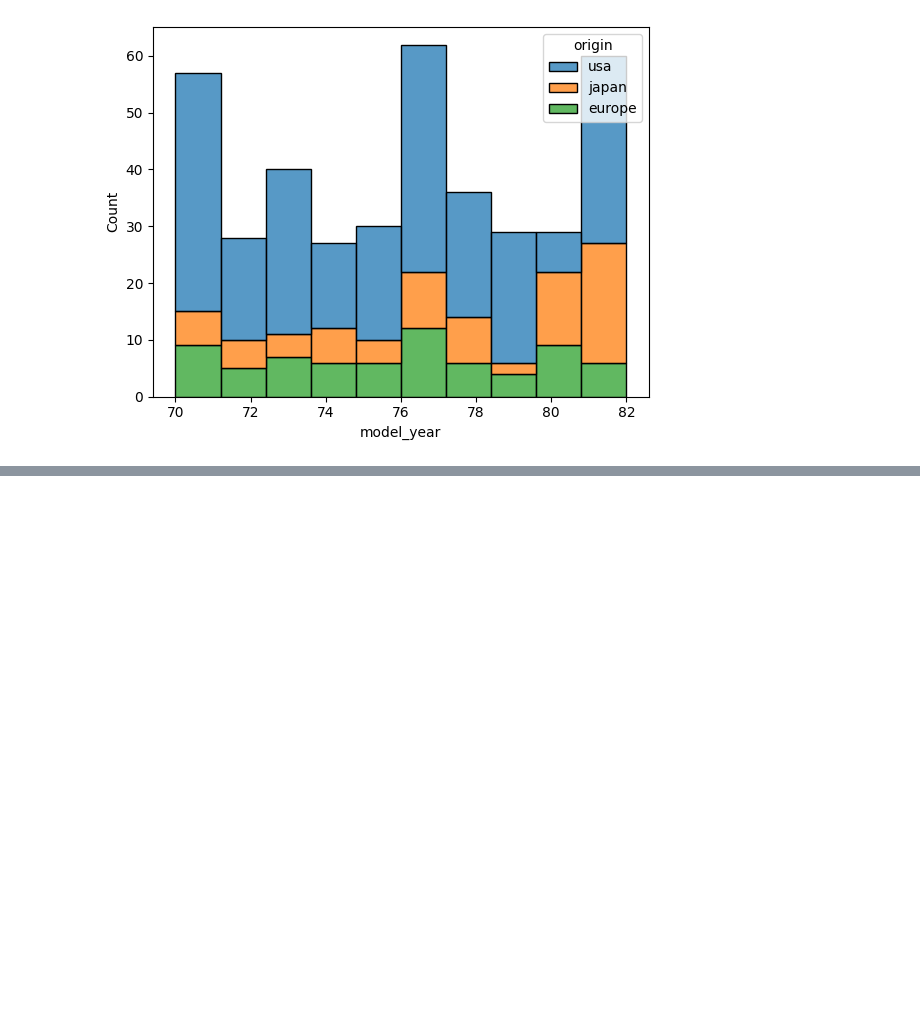
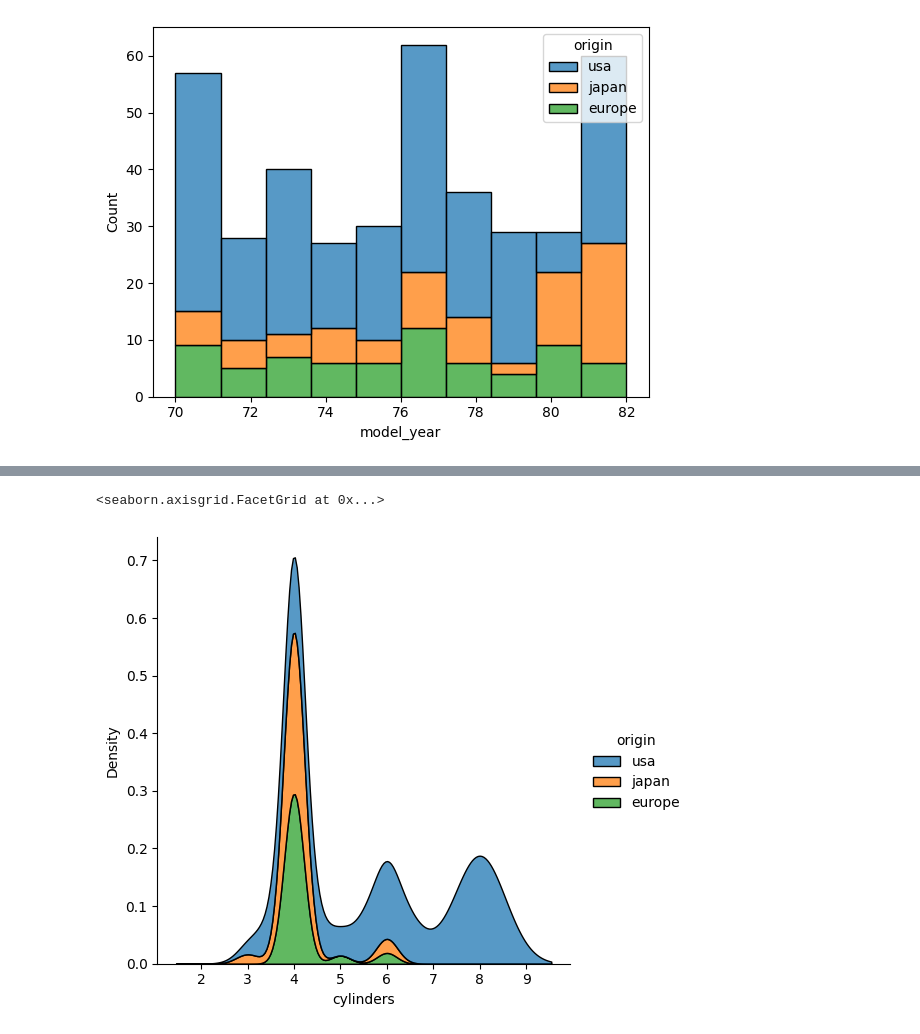
Before and after one commit to krish401/Data-Visualization, a Jupyter notebook: Lectures/Seaborn.ipynb, the cells around one changed output, grey strips where cells are left out. Saved outputs shown, nothing was run; the diff lists cells and outputs as text; code cells hidden in the pictures; blank space fills up the shorter version.

```diff
--- a/Lectures/Seaborn.ipynb
+++ b/Lectures/Seaborn.ipynb
@@ -156,0 +168,5 @@ sns.histplot(data, x="model_year", hue = "origin", multiple = "stack")
+# %%
+sns.displot(data, x='cylinders', hue= 'origin', multiple ='stack', kind='kde')
+# %% [output]
+<seaborn.axisgrid.FacetGrid at 0x...>
+[figure, added]
```
Also changed, not shown: parts of 3 cells of this notebook.
